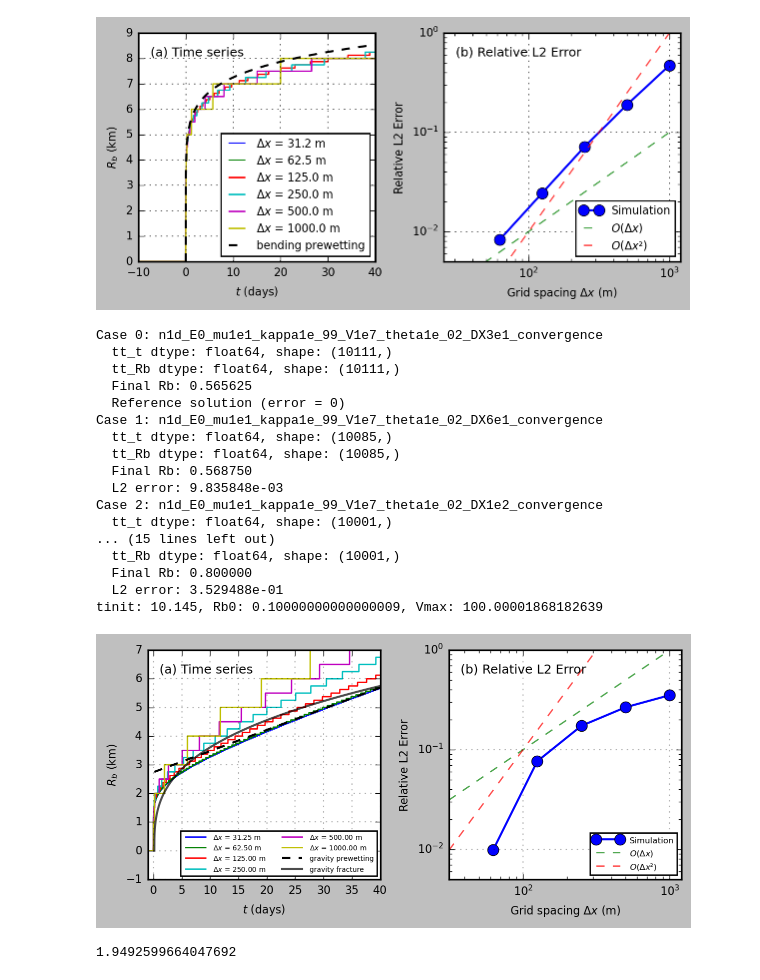
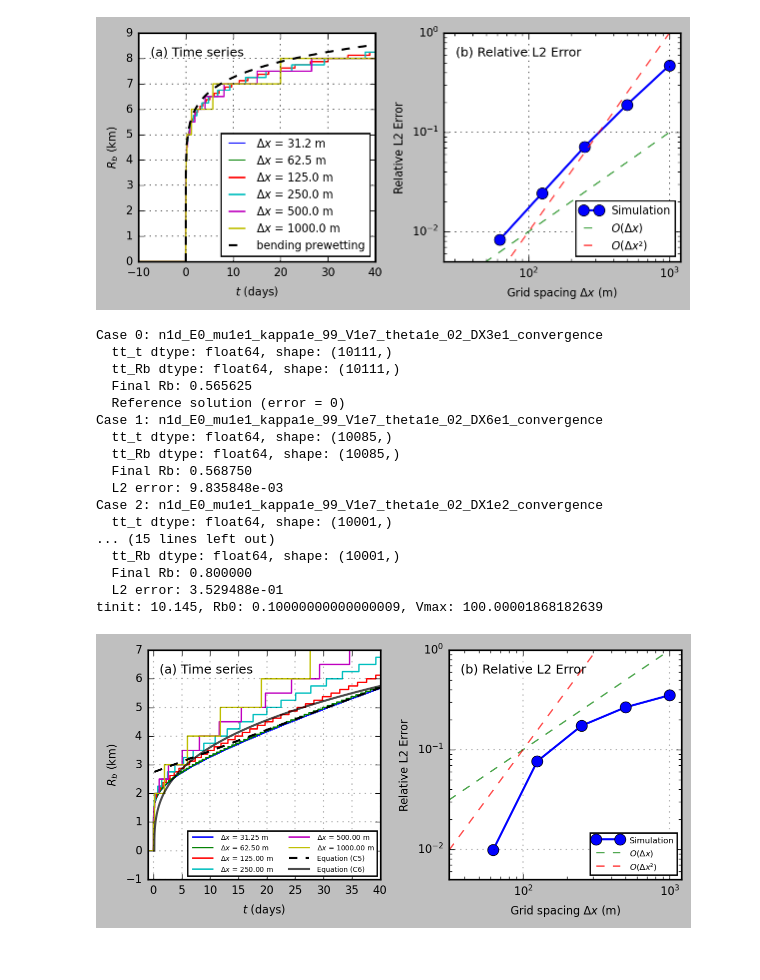
Before and after one commit to HwenZhang/nevis, a Jupyter notebook: convergence_test.ipynb, the cells around one changed output. Saved outputs shown, nothing was run; the diff lists cells and outputs as text; code cells hidden in the pictures.

```diff
--- a/srcplot/convergence_test.ipynb
+++ b/convergence_test.ipynb
@@ -289,10 +289,10 @@ print(f"tinit: {tt0}, Rb0: {Rb0}, Vmax: {Vmax*1e8/1e5}")
 # ax1.plot(time_days[tinit:]-t_drainage, Rb_analytical[tinit:]/1e3, 'k:', label='bending prewetting', linewidth=1.5)
 
 Rb_analytical_gravity = ((rhow*g*np.sin(theta)*V0)**1.25)*(h0**0.5)/(12*mu_eff*B**0.25)*((time_days-tt0)*pd_td) + Rb0 *ps_x
-ax1.plot(time_days[tinit:]-t_drainage, 1.75+Rb_analytical_gravity[tinit:]/1e3, 'k--', label='gravity prewetting', linewidth=1.5)
+ax1.plot(time_days[tinit:]-t_drainage, 1.75+Rb_analytical_gravity[tinit:]/1e3, 'k--', label=r'Equation (C5)', linewidth=1.5)
 
 Rb_frac = 3/(2**(2/3))*(rhow*g*theta*V0**2/(12*mu_eff))**(1/3)*((time_days-tt0)*pd_td)**(1/3) + 0*Rb0 *ps_x
-ax1.plot(time_days[tinit:]-t_drainage, Rb_frac[tinit:]/1e3, 'k-', label='gravity fracture', linewidth=1.5, alpha=0.7)
+ax1.plot(time_days[tinit:]-t_drainage, Rb_frac[tinit:]/1e3, 'k-', label=r'Equation (C6)', linewidth=1.5, alpha=0.7)
 # ax1.loglog(time_days,0.75*(time_days-5)**(1/3), label=r'Reference $t^{1/3}$', linestyle='--', color='k', linewidth=1.5)
 ax1.set_xlim([-1, 40])
 ax1.set_ylim([-1, 7])
@@ -329,35 +329,31 @@ ax2.grid(alpha=0.3)
 
 plt.tight_layout()
 
 fig.savefig(
     './figures/Fig9_convergence_2.png',
     dpi=600,
     transparent=False,
     bbox_inches='tight',
     pad_inches=0.1
 )
 
 plt.show()
 # %% [output]
 Case 0: n1d_E0_mu1e1_kappa1e_99_V1e7_theta1e_02_DX3e1_convergence
   tt_t dtype: float64, shape: (10111,)
   tt_Rb dtype: float64, shape: (10111,)
   Final Rb: 0.565625
   Reference solution (error = 0)
 Case 1: n1d_E0_mu1e1_kappa1e_99_V1e7_theta1e_02_DX6e1_convergence
   tt_t dtype: float64, shape: (10085,)
   tt_Rb dtype: float64, shape: (10085,)
   Final Rb: 0.568750
   L2 error: 9.835848e-03
 Case 2: n1d_E0_mu1e1_kappa1e_99_V1e7_theta1e_02_DX1e2_convergence
   tt_t dtype: float64, shape: (10001,)
 ... (15 lines left out)
   tt_Rb dtype: float64, shape: (10001,)
   Final Rb: 0.800000
   L2 error: 3.529488e-01
 tinit: 10.145, Rb0: 0.10000000000000009, Vmax: 100.00001868182639
-[figure, old version]
+[figure, new version]
-# %%
-291**(2/17)
-# %% [output]
-1.9492599664047692
```
Also changed, not shown: 30 other files.
